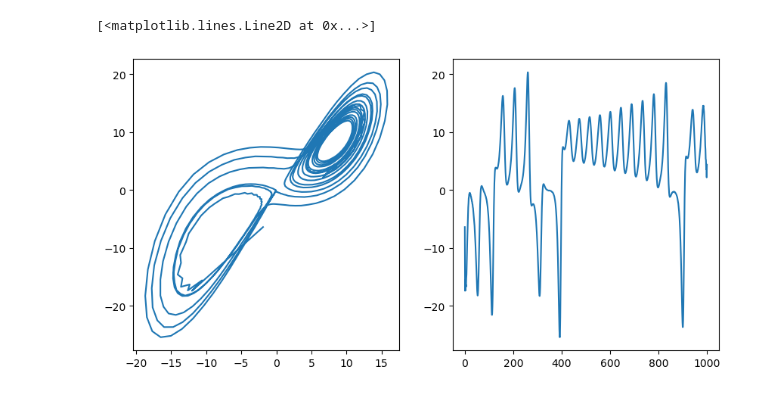
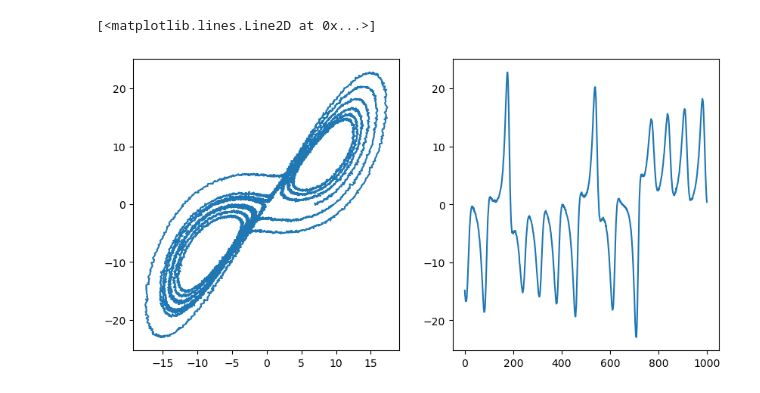
Before and after one commit to mitchellostrow/nn_delay_embeddings, a Jupyter notebook: notebooks/4-11-24 delays_test.ipynb, the cells around one changed output. Cells and saved outputs as stored; diff of their text form; code cells hidden in the pictures.

```diff
--- a/notebooks/4-11-24 delays_test.ipynb
+++ b/notebooks/4-11-24 delays_test.ipynb
@@ -1,18 +1,20 @@
 # %%
 import matplotlib.pyplot as plt
 import numpy as np
 
-from dysts.flows import Lorenz
+from dysts.flows import Lorenz,MackeyGlass
 
 ## Load and simulate an attractor
 model = Lorenz()
-sol = model.make_trajectory(1000, resample=True, noise=0.01)
+# model = MackeyGlass(tau=20)
+model.dt = 0.001
+sol = model.make_trajectory(10000, resample=False, noise=0.0)
 
-sol += np.random.normal(0, 0.0, sol.shape)
+sol += np.random.normal(0, 0.1, sol.shape)
 
 fig, ax = plt.subplots(1, 2, figsize=(10, 5))
 ax[0].plot(sol[:, 0], sol[:, 1])
-ax[1].plot(sol[:, 1])
+ax[1].plot(sol[::10, 1])
 # %% [output]
 [<matplotlib.lines.Line2D at 0x...>]
-[figure, old version]
+[figure, new version]
```
Also changed, not shown: parts of 3 cells of this notebook, 11 other files.
